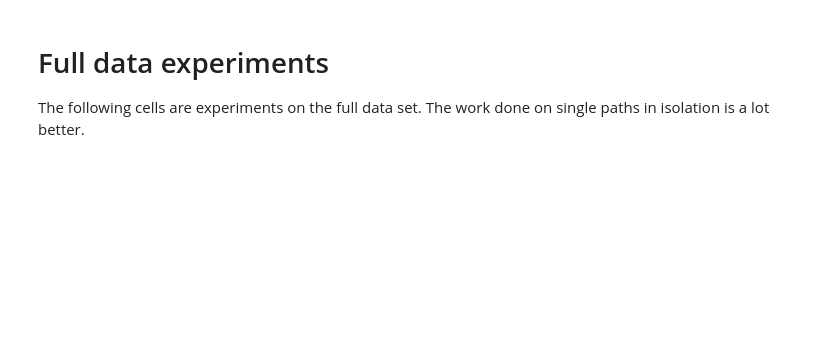
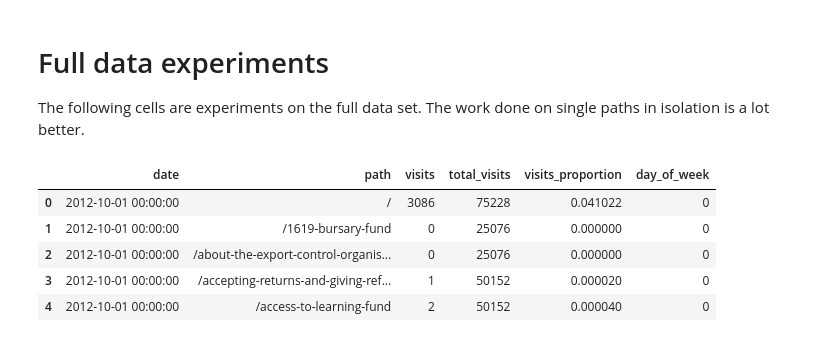
Before and after one commit to robyoung/dora, a Jupyter notebook: notebooks/Visits per piece of content.ipynb, the cells around one changed output. Drawn from its saved outputs; the diff is of its cells as text; code cells hidden in the pictures; blank space fills up the shorter version.

```diff
--- a/notebooks/Visits per piece of content.ipynb
+++ b/notebooks/Visits per piece of content.ipynb
@@ -200,0 +243,10 @@ full_data["day_of_week"] = full_data["date"].apply(lambda item: item.weekday())
+# %%
+full_data = full_data.reset_index()
+full_data.head()
+# %% [output]
+|  | date | path | visits | total_visits | visits_proportion | day_of_week |
+| 0 | 2012-10-01 00:00:00 | / | 3086 | 75228 | 0.041022 | 0 |
+| 1 | 2012-10-01 00:00:00 | /1619-bursary-fund | 0 | 25076 | 0.000000 | 0 |
+| 2 | 2012-10-01 00:00:00 | /about-the-export-control-organis... | 0 | 25076 | 0.000000 | 0 |
+| 3 | 2012-10-01 00:00:00 | /accepting-returns-and-giving-ref... | 1 | 50152 | 0.000020 | 0 |
+| 4 | 2012-10-01 00:00:00 | /access-to-learning-fund | 2 | 50152 | 0.000040 | 0 |
```
Also changed, not shown: parts of 8 cells of this notebook.
